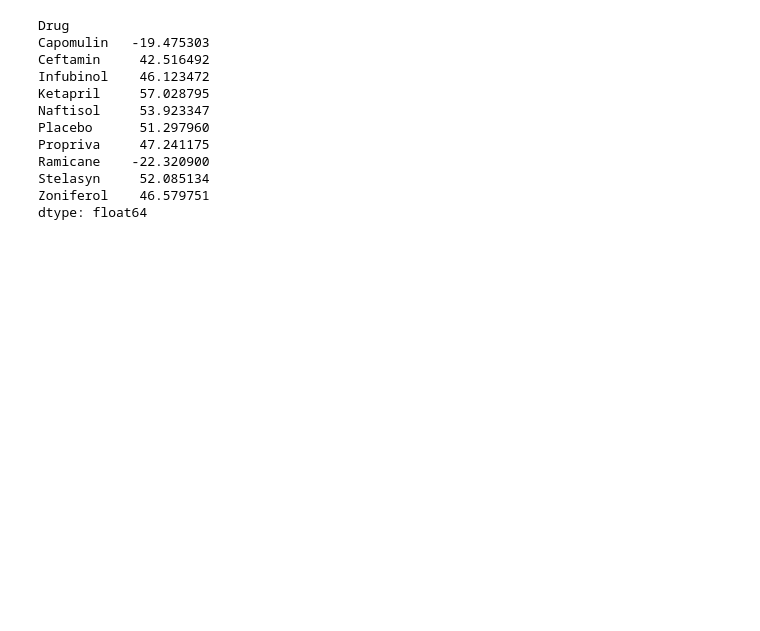
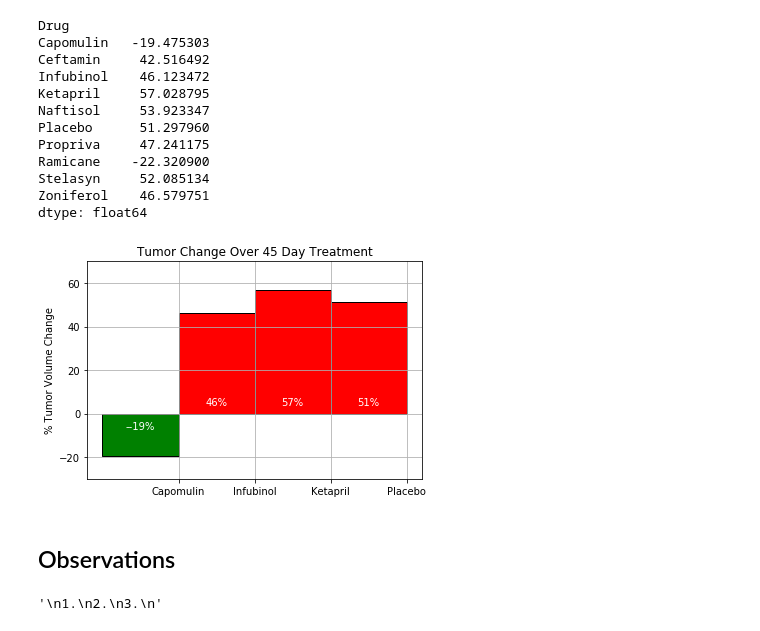
Before and after one commit to michellebrucato/Matplotlib_Challenge, a Jupyter notebook: Pymaceuticals/Pymaceuticals_Brucato.ipynb, the cells around one changed output. Cells and saved outputs as stored; diff of their text form; code cells hidden in the pictures; blank space fills up the shorter version.

```diff
--- a/Pymaceuticals/Pymaceuticals_Brucato.ipynb
+++ b/Pymaceuticals/Pymaceuticals_Brucato.ipynb
@@ -291,3 +294,55 @@ Ramicane    -22.320900
 Stelasyn     52.085134
 Zoniferol    46.579751
 dtype: float64
+# %%
+# Store all Relevant Percent Changes into a Tuple
+drug_tuple = (tumor_change["Capomulin"],
+              tumor_change["Infubinol"],
+              tumor_change["Ketapril"],
+              tumor_change["Placebo"])
+
+# Splice the data between passing and failing drugs
+fig, ax = plt.subplots()
+ind = np.arange(len(drug_tuple))
+width = 1
+rects_pass = ax.bar(ind[0], drug_tuple[0], width, color="g", edgecolor="k")
+rects_fail = ax.bar(ind[1:], drug_tuple[1:], width, color="r", edgecolor="k")
+
+# Orient widths. Add labels, tick marks, etc.
+ax.set_title("Tumor Change Over 45 Day Treatment")
+ax.set_ylabel("% Tumor Volume Change")
+ax.set_xticklabels(("Capomulin", "Infubinol", "Ketapril", "Placebo"))
+ax.set_xticks(ind + 0.5)
+ax.set_ylim([-30,70])
+ax.grid()
+
+# Use functions to label the percentages of changes
+def drugfail(rects):
+    for rect in rects:
+        height = rect.get_height()
+        ax.text(rect.get_x() + rect.get_width()/ 2, 3, "%d%%" % int(height),
+                ha='center', va='bottom', color="white")
+
+def drugpass(rects):
+    for rect in rects:
+        height = rect.get_height()
+        ax.text(rect.get_x() + rect.get_width()/2, -8, "-%d%%" % int(height),
+                ha='center', va='bottom', color="white")
+
+# Call functions to implement the function calls
+drugfail(rects_fail)
+drugpass(rects_pass)
+
+plt.savefig("% Tumor Change.png")
+# %% [output]
+[figure, added]
+# %% [markdown]
+## Observations
+# %%
+'''
+1.
+2.
+3.
+'''
+# %% [output]
+'\n1.\n2.\n3.\n'
```
Also changed, not shown: parts of 3 cells of this notebook, 4 other files.
